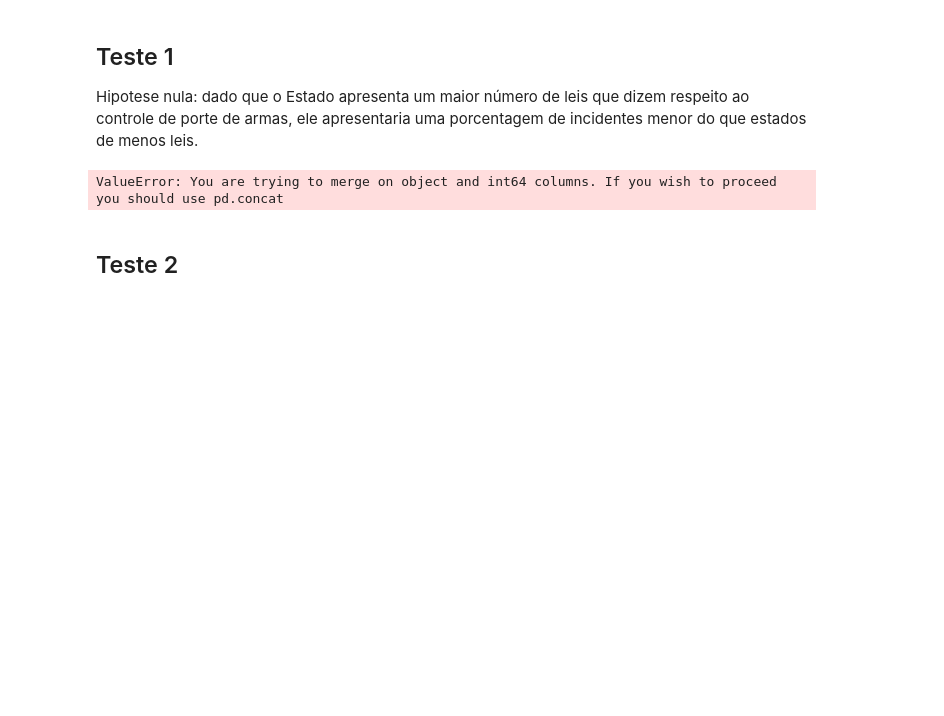
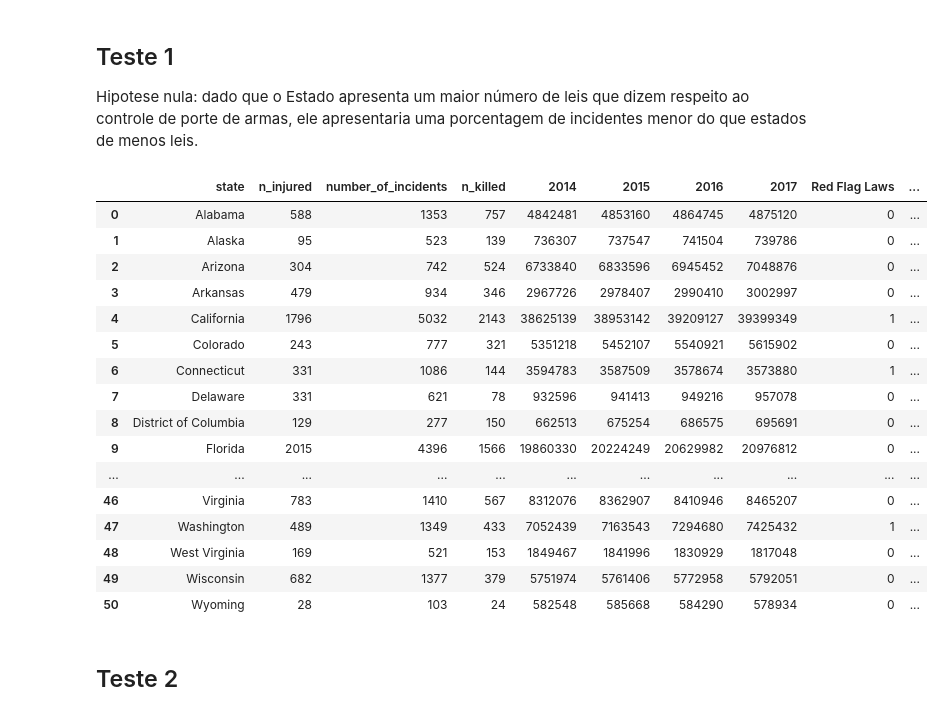
Before and after one commit to PedroPrisxzma/DataScience-Project, a Jupyter notebook: notebooks/Hypothesis_Tests.ipynb, the cells around one changed output. Cells and saved outputs as stored; diff of their text form; code cells hidden in the pictures; blank space fills up the shorter version.

Commit message:
teste de hipotese, joined dataframes

```diff
--- a/notebooks/Hypothesis_Tests.ipynb
+++ b/notebooks/Hypothesis_Tests.ipynb
@@ -13,17 +13,40 @@ population = pd.read_csv('../databases/population_clean.zip', compression='zip')
 Hipotese nula: dado que o Estado apresenta um maior número de leis que dizem respeito ao controle de porte de armas, ele apresentaria uma porcentagem de incidentes menor do que estados de menos leis.
 # %%
 gun_violence = gun_violence[['incident_id', 'state', 'n_killed', 'n_injured', 'year', 'month', 'day']]
-population = population[['state', '2013', '2014', '2015', '2016', '2017', '2018']]
+gun_violence = gun_violence[~gun_violence['year'].isin(['2013', '2018'])]
+glaw = gun_law.iloc[:, 1:]
+population = population[['2014', '2015', '2016', '2017']]
+
 pop = population[5:56].reset_index().drop('index', axis=1)
 
 incidents_state = gun_violence.groupby('state')\
                   .agg({'n_injured':'sum', 'incident_id':'count', 'n_killed':'sum'})\
                   .rename(columns={'incident_id':'number_of_incidents'})\
                   .sort_values('state')\
                   .reset_index()
-states = incidents_state.join(pop, on='state', how='inner')
+states = pd.concat([incidents_state, pop, glaw], axis=1, sort=False, join='inner')
+states['mean_pop'] = ((states['2014'] + states['2015'] + states['2016'] +states['2017'])/4)
+states['porcent_killed'] = states['n_killed']/ states['mean_pop']
+states['porcent_incidents'] = states['number_of_incidents']/ states['mean_pop']
+states['porcent_injured'] = states['n_injured']/ states['mean_pop']
 states
 # %% [output]
-ValueError: You are trying to merge on object and int64 columns. If you wish to proceed you should use pd.concat
+|  | state | n_injured | number_of_incidents | n_killed | 2014 | 2015 | 2016 | 2017 | Red Flag Laws | ... |
+| 0 | Alabama | 588 | 1353 | 757 | 4842481 | 4853160 | 4864745 | 4875120 | 0 | ... |
+| 1 | Alaska | 95 | 523 | 139 | 736307 | 737547 | 741504 | 739786 | 0 | ... |
+| 2 | Arizona | 304 | 742 | 524 | 6733840 | 6833596 | 6945452 | 7048876 | 0 | ... |
+| 3 | Arkansas | 479 | 934 | 346 | 2967726 | 2978407 | 2990410 | 3002997 | 0 | ... |
+| 4 | California | 1796 | 5032 | 2143 | 38625139 | 38953142 | 39209127 | 39399349 | 1 | ... |
+| 5 | Colorado | 243 | 777 | 321 | 5351218 | 5452107 | 5540921 | 5615902 | 0 | ... |
+| 6 | Connecticut | 331 | 1086 | 144 | 3594783 | 3587509 | 3578674 | 3573880 | 1 | ... |
+| 7 | Delaware | 331 | 621 | 78 | 932596 | 941413 | 949216 | 957078 | 0 | ... |
+| 8 | District of Columbia | 129 | 277 | 150 | 662513 | 675254 | 686575 | 695691 | 0 | ... |
+| 9 | Florida | 2015 | 4396 | 1566 | 19860330 | 20224249 | 20629982 | 20976812 | 0 | ... |
+| ... | ... | ... | ... | ... | ... | ... | ... | ... | ... | ... |
+| 46 | Virginia | 783 | 1410 | 567 | 8312076 | 8362907 | 8410946 | 8465207 | 0 | ... |
+| 47 | Washington | 489 | 1349 | 433 | 7052439 | 7163543 | 7294680 | 7425432 | 1 | ... |
+| 48 | West Virginia | 169 | 521 | 153 | 1849467 | 1841996 | 1830929 | 1817048 | 0 | ... |
+| 49 | Wisconsin | 682 | 1377 | 379 | 5751974 | 5761406 | 5772958 | 5792051 | 0 | ... |
+| 50 | Wyoming | 28 | 103 | 24 | 582548 | 585668 | 584290 | 578934 | 0 | ... |
 # %% [markdown]
 ## Teste 2
```
